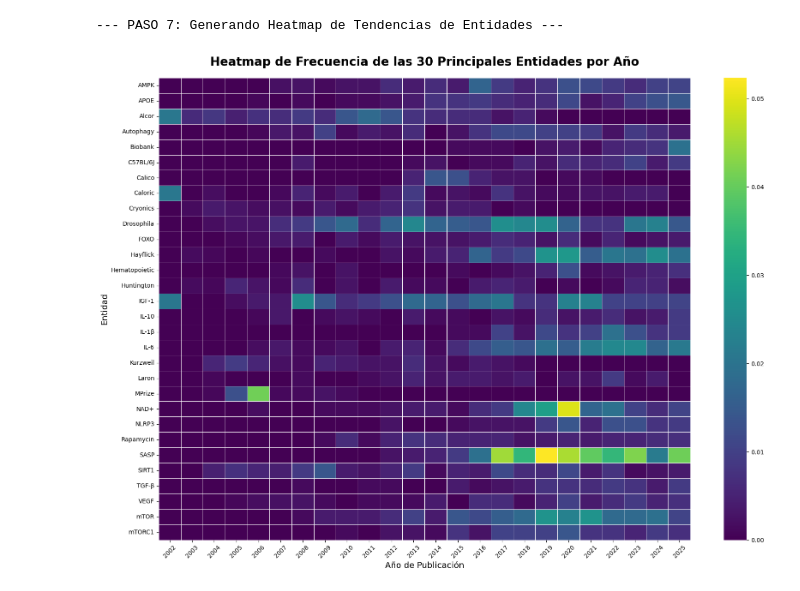
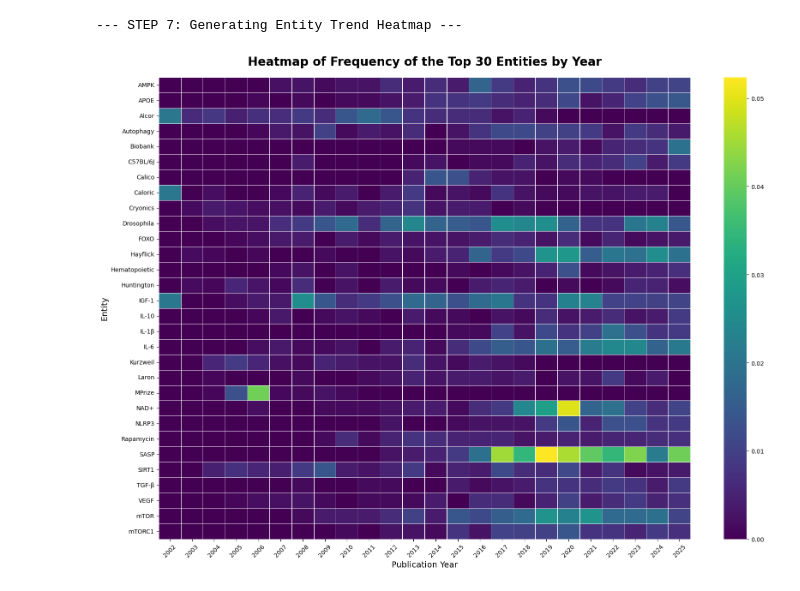
Before and after one commit to CesarPuentes/FightAgingLiteratureAnalysis, a Jupyter notebook: 2. NER_Analysis.ipynb, the cells around one changed output. Cells and saved outputs as stored; diff of their text form; code cells hidden in the pictures.

```diff
--- a/2. NER_Analysis.ipynb
+++ b/2. NER_Analysis.ipynb
@@ -318,40 +323,40 @@ No se encontraron datos para el grupo de gráficos: Terapias y Enfermedades
 # %%
-# PASO 7: VISUALIZACIÓN CON HEATMAP
+# STEP 7: HEATMAP VISUALIZATION
 
-print("\n--- PASO 7: Generando Heatmap de Tendencias de Entidades ---")
+print("\n--- STEP 7: Generating Entity Trend Heatmap ---") # PASO 7: Generando Heatmap de Tendencias de Entidades
 
-# Asumimos que 'entity_trends' existe de la celda anterior
+# We assume 'entity_trends' exists from the previous cell
 
-# 1. Seleccionar las Top 30 entidades para una vista más completa
+# 1. Select the Top 30 entities for a more comprehensive view
 N_TOP_ENTITIES = 30
 top_entities = entity_trends.groupby('entity_name')['count'].sum().nlargest(N_TOP_ENTITIES).index
 heatmap_df = entity_trends[entity_trends['entity_name'].isin(top_entities)]
 
-# 2. Pivotar la tabla para el formato del heatmap
+# 2. Pivot the table for the heatmap format
 heatmap_pivot = heatmap_df.pivot_table(
     index='entity_name',
     columns='year',
     values='frequency',
-    fill_value=0 # Rellenar años sin menciones con 0
+    fill_value=0 # Fill years with no mentions with 0
 )
 
-# 3. Visualización
+# 3. Visualization
 plt.figure(figsize=(20, 14))
 sns.heatmap(
     heatmap_pivot,
-    cmap='viridis', # Paleta de colores (más oscuro = más frecuente)
+    cmap='viridis', # Color palette (darker = more frequent)
     linewidths=.5,
-    annot=False # Poner 'True' para ver los números, pero puede ser ruidoso
+    annot=False # Set 'True' to see the numbers, but it can be noisy
 )
 
-plt.title(f'Heatmap de Frecuencia de las {N_TOP_ENTITIES} Principales Entidades por Año', fontsize=20, weight='bold', pad=20)
-plt.xlabel('Año de Publicación', fontsize=14)
-plt.ylabel('Entidad', fontsize=14)
+plt.title(f'Heatmap of Frequency of the Top {N_TOP_ENTITIES} Entities by Year', fontsize=20, weight='bold', pad=20) # Heatmap de Frecuencia de las {N_TOP_ENTITIES} Principales Entidades por Año
+plt.xlabel('Publication Year', fontsize=14) # Año de Publicación
+plt.ylabel('Entity', fontsize=14) # Entidad
 plt.xticks(rotation=45)
 plt.yticks(rotation=0)
-plt.savefig('heatmap_tendencias.png', dpi=300, bbox_inches='tight')
+plt.savefig('2. NER_Analysis/heatmap_tendencias.png', dpi=300, bbox_inches='tight')
 plt.show()
 # %% [output]
---- PASO 7: Generando Heatmap de Tendencias de Entidades ---
+--- STEP 7: Generating Entity Trend Heatmap ---
-[figure, old version]
+[figure, new version]
 # %%
```
Also changed, not shown: parts of 6 cells of this notebook, 4 other files.
